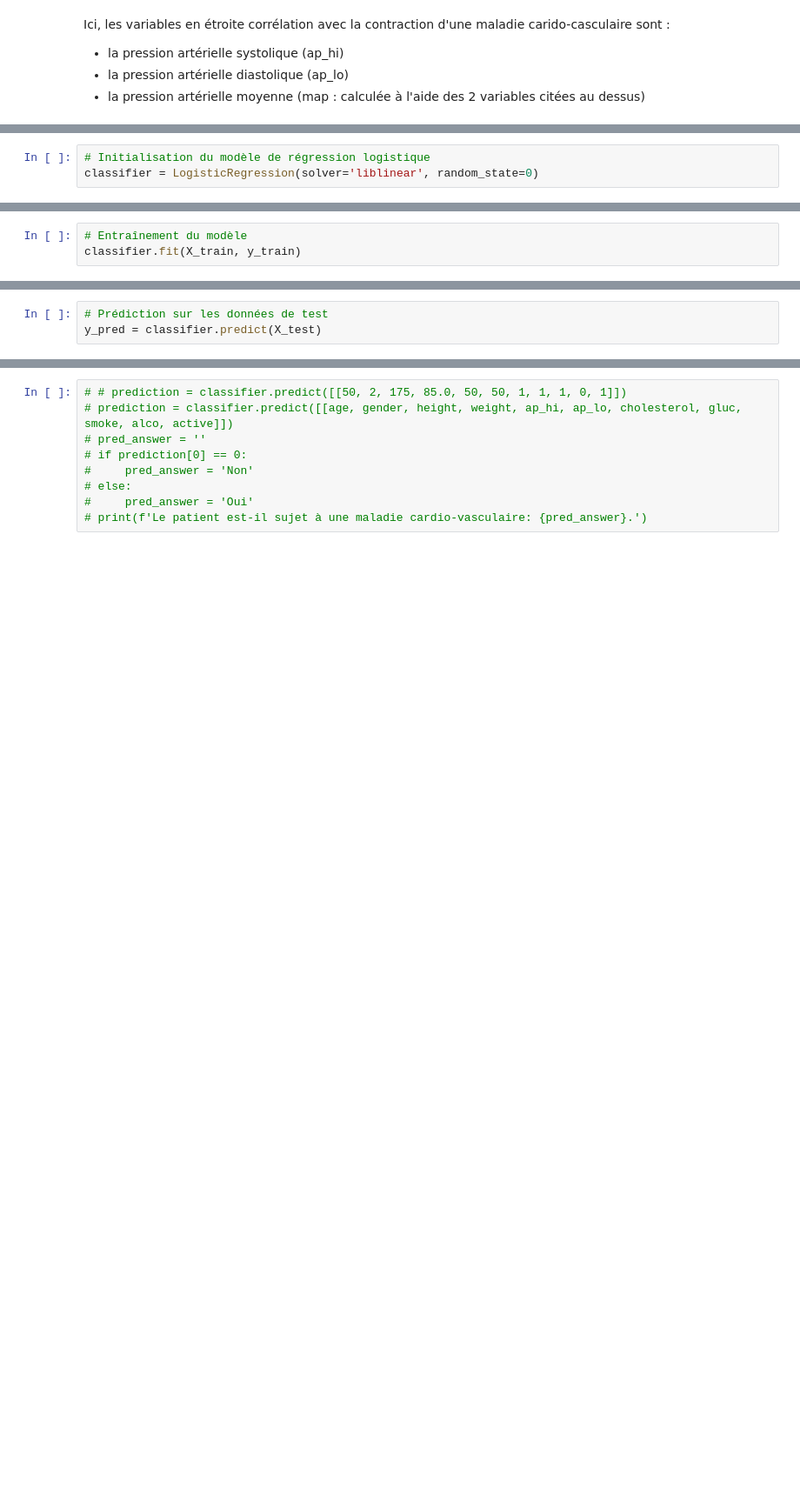
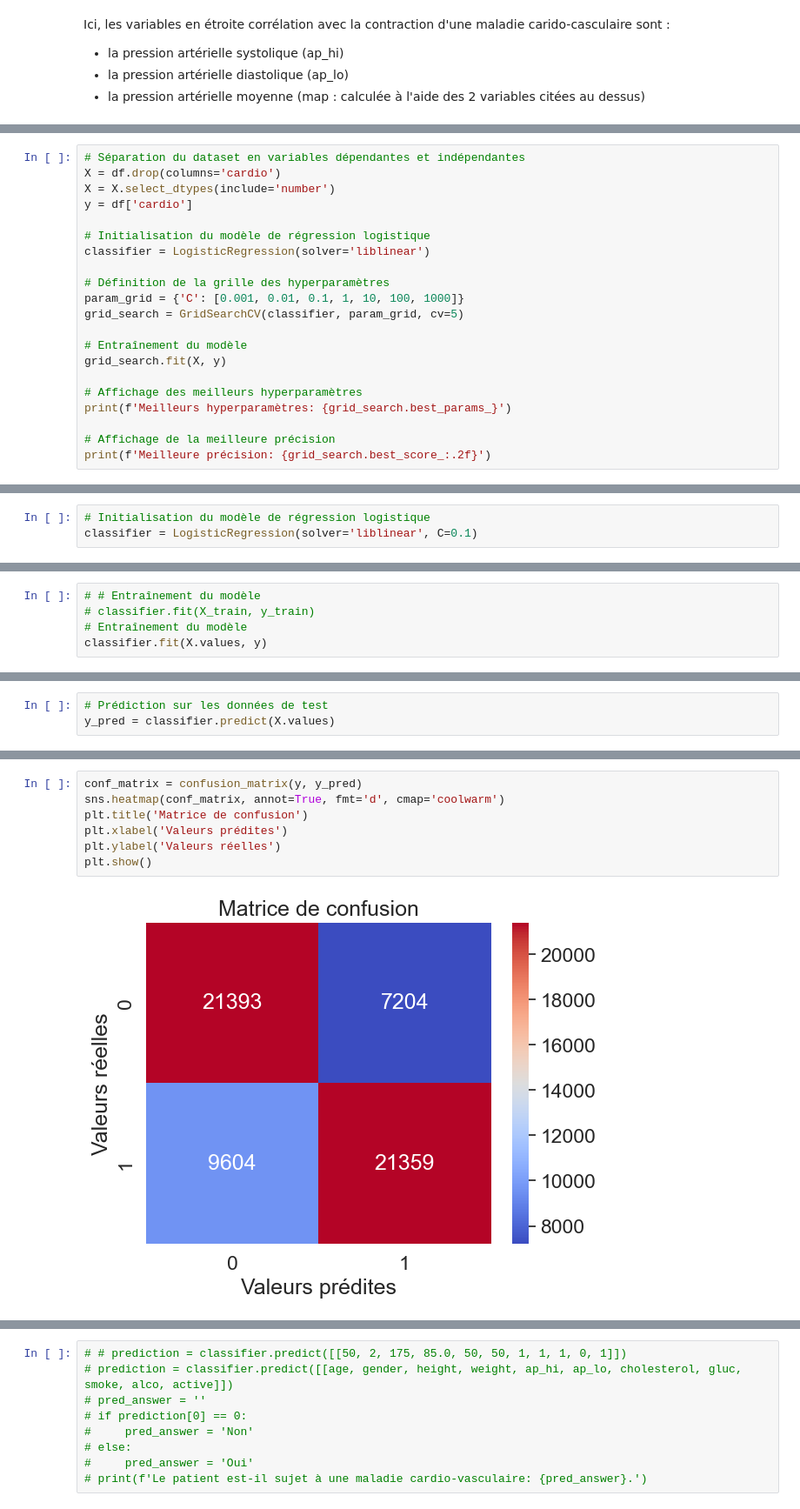
Before and after one commit to marwan-rouissi/cardio-vasc-risks, a Jupyter notebook: cardio-vasc-risks.ipynb, the cells around one changed output, grey strips where cells are left out. Shown at 87% size. Saved outputs shown, nothing was run; the diff lists cells and outputs as text; blank space fills up the shorter version.

```diff
--- a/cardio-vasc-risks.ipynb
+++ b/cardio-vasc-risks.ipynb
@@ -535,0 +436,21 @@ X
+# %%
+# Séparation du dataset en variables dépendantes et indépendantes
+X = df.drop(columns='cardio')
+X = X.select_dtypes(include='number')
+y = df['cardio']
+
+# Initialisation du modèle de régression logistique
+classifier = LogisticRegression(solver='liblinear')
+
+# Définition de la grille des hyperparamètres
+param_grid = {'C': [0.001, 0.01, 0.1, 1, 10, 100, 1000]}
+grid_search = GridSearchCV(classifier, param_grid, cv=5)
+
+# Entraînement du modèle
+grid_search.fit(X, y)
+
+# Affichage des meilleurs hyperparamètres
+print(f'Meilleurs hyperparamètres: {grid_search.best_params_}')
+
+# Affichage de la meilleure précision
+print(f'Meilleure précision: {grid_search.best_score_:.2f}')
@@ -539,3 +467,3 @@ X_train, X_test, y_train, y_test = train_test_split(X, y, test_size=0.2, random_
 # %%
 # Initialisation du modèle de régression logistique
-classifier = LogisticRegression(solver='liblinear', random_state=0)
+classifier = LogisticRegression(solver='liblinear', C=0.1)
@@ -554,4 +470,6 @@ df.describe()
 # %%
+# # Entraînement du modèle
+# classifier.fit(X_train, y_train)
 # Entraînement du modèle
-classifier.fit(X_train, y_train)
+classifier.fit(X.values, y)
 # %% [output]
@@ -559,4 +477,4 @@ LogisticRegression(random_state=0, solver='liblinear')
 # %%
 # Prédiction sur les données de test
-y_pred = classifier.predict(X_test)
+y_pred = classifier.predict(X.values)
 # %%
@@ -591,0 +485,9 @@ weighted avg       0.72      0.71      0.71     11912
+# %%
+conf_matrix = confusion_matrix(y, y_pred)
+sns.heatmap(conf_matrix, annot=True, fmt='d', cmap='coolwarm')
+plt.title('Matrice de confusion')
+plt.xlabel('Valeurs prédites')
+plt.ylabel('Valeurs réelles')
+plt.show()
+# %% [output]
+[figure, added]
```
Also changed, not shown: parts of 74 cells of this notebook.
